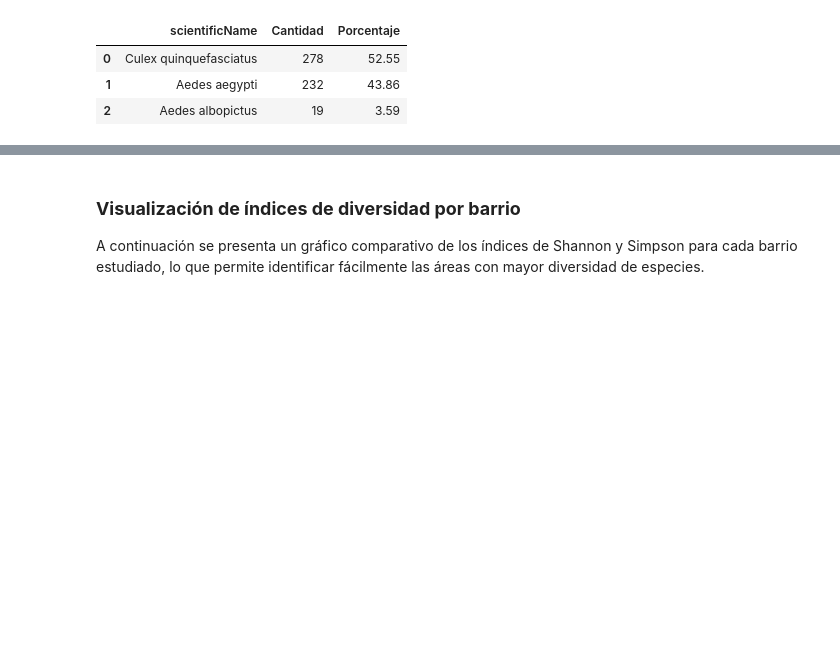
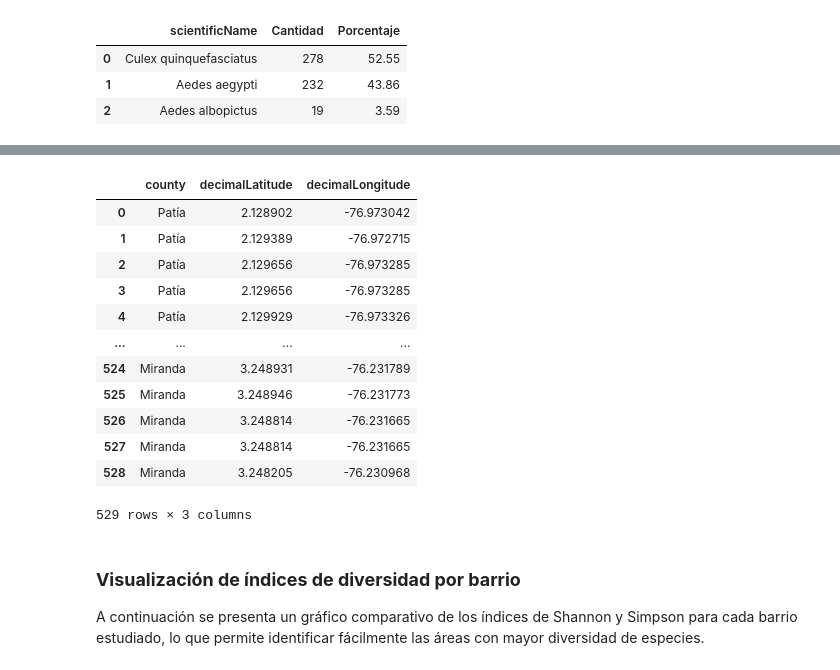
Before and after one commit to Zaprovic/bootcamp-data-analysis, a Jupyter notebook: src/dengue.ipynb, the cells around one changed output, grey strips where cells are left out. Saved outputs shown, nothing was run; the diff lists cells and outputs as text; code cells hidden in the pictures; blank space fills up the shorter version.

```diff
--- a/src/dengue.ipynb
+++ b/src/dengue.ipynb
@@ -300,3 +273,23 @@ AttributeError: 'Pandas' object has no attribute '_3'
+# %%
+df_entomologico
+
+df_location = df_entomologico[['county', 'decimalLatitude', 'decimalLongitude']]
+
+df_location
+# %% [output]
+|  | county | decimalLatitude | decimalLongitude |
+| 0 | Patía | 2.128902 | -76.973042 |
+| 1 | Patía | 2.129389 | -76.972715 |
+| 2 | Patía | 2.129656 | -76.973285 |
+| 3 | Patía | 2.129656 | -76.973285 |
+| 4 | Patía | 2.129929 | -76.973326 |
+| ... | ... | ... | ... |
+| 524 | Miranda | 3.248931 | -76.231789 |
+| 525 | Miranda | 3.248946 | -76.231773 |
+| 526 | Miranda | 3.248814 | -76.231665 |
+| 527 | Miranda | 3.248814 | -76.231665 |
+| 528 | Miranda | 3.248205 | -76.230968 |
+529 rows × 3 columns
 # %% [markdown]
 ### **Visualización de índices de diversidad por barrio**
 
```
Also changed, not shown: parts of 4 cells of this notebook.
